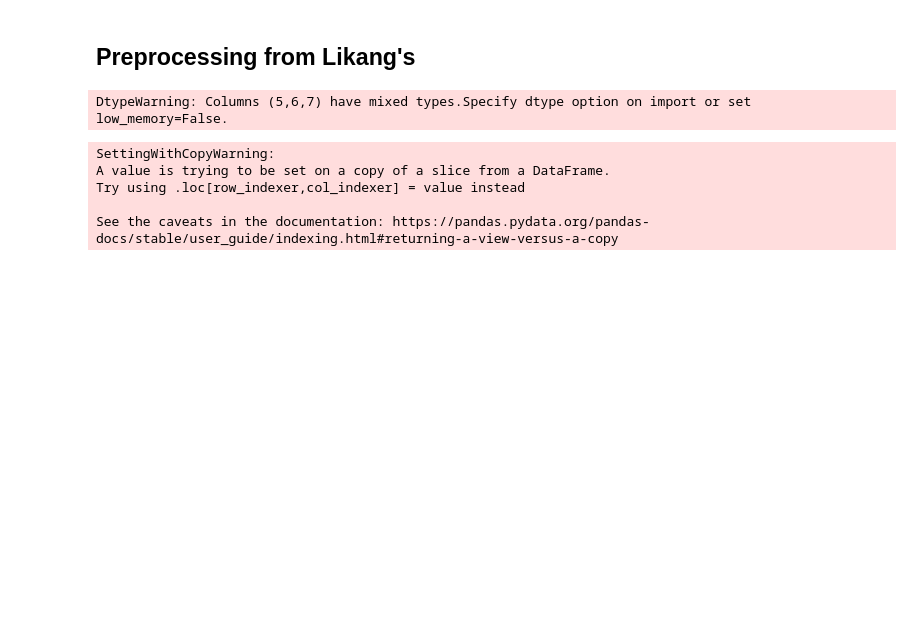
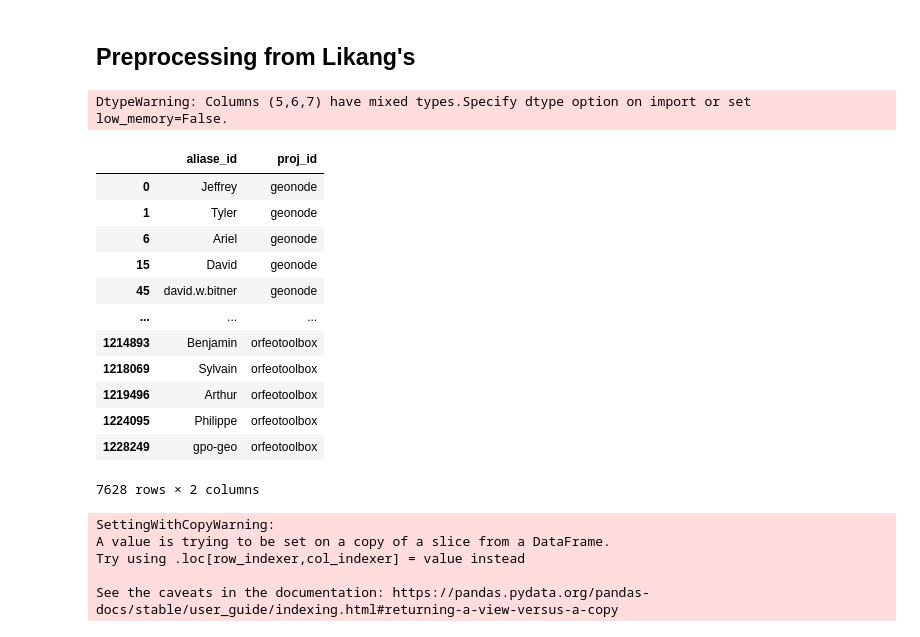
Before and after one commit to zenoWZH/osgeo_datacollection, a Jupyter notebook: dealiase_try.ipynb, the cells around one changed output. Cells and saved outputs as stored; diff of their text form; code cells hidden in the pictures; blank space fills up the shorter version.

```diff
--- a/dealiase_try.ipynb
+++ b/dealiase_try.ipynb
@@ -128,6 +128,22 @@ df_commit_1.columns = ['aliase_id', 'proj_id']
 df_commit_2.columns = ['aliase_id', 'proj_id']
 # %%
 commit_df = pd.concat([df_commit_1, df_commit_2]).drop_duplicates()
+# %%
+commit_df
+# %% [output]
+|  | aliase_id | proj_id |
+| 0 | Jeffrey | geonode |
+| 1 | Tyler | geonode |
+| 6 | Ariel | geonode |
+| 15 | David | geonode |
+| 45 | david.w.bitner | geonode |
+| ... | ... | ... |
+| 1214893 | Benjamin | orfeotoolbox |
+| 1218069 | Sylvain | orfeotoolbox |
+| 1219496 | Arthur | orfeotoolbox |
+| 1224095 | Philippe | orfeotoolbox |
+| 1228249 | gpo-geo | orfeotoolbox |
+7628 rows × 2 columns
 # %%
 df_message = pd.read_csv('./psql_message.csv')
 # %%
```
Also changed, not shown: parts of 22 cells of this notebook, 3 other files.
